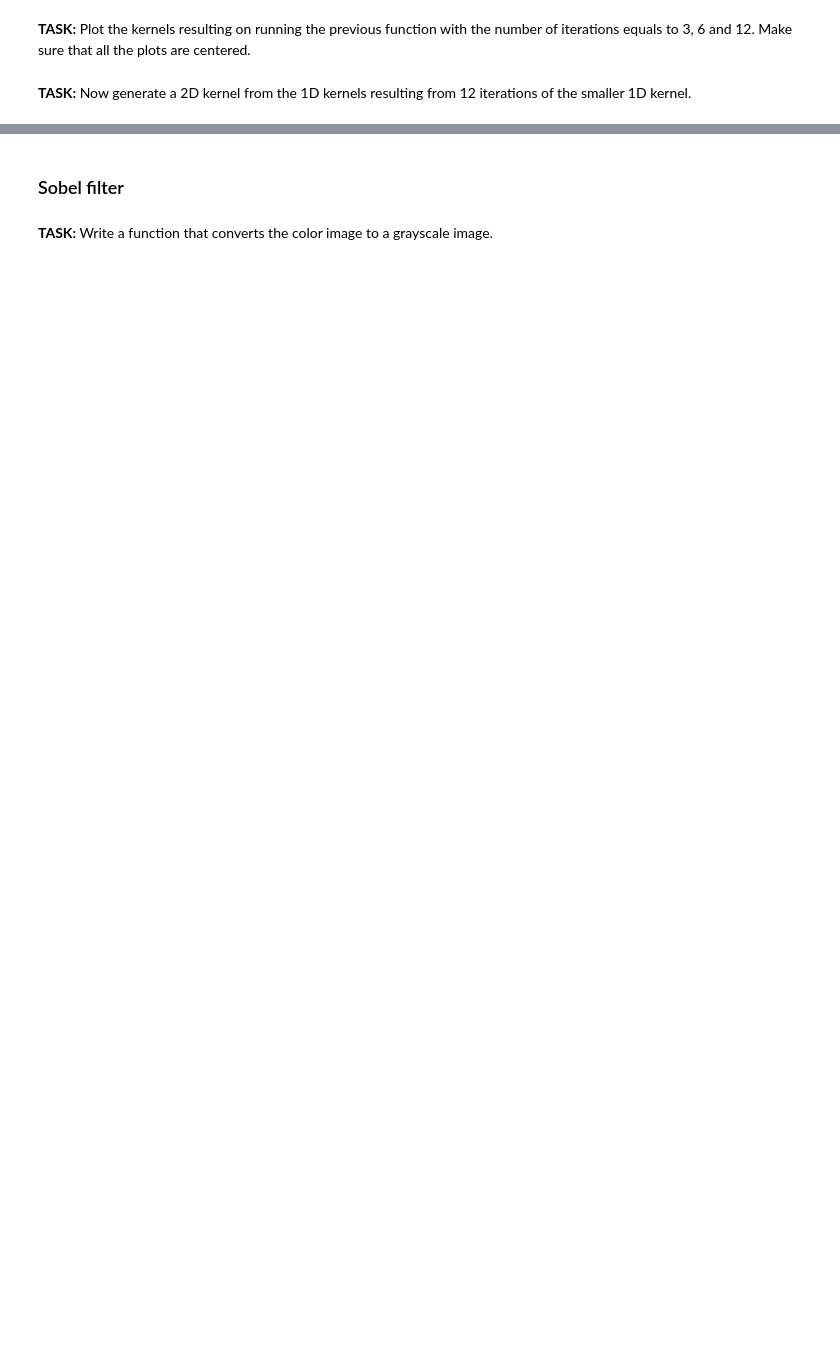
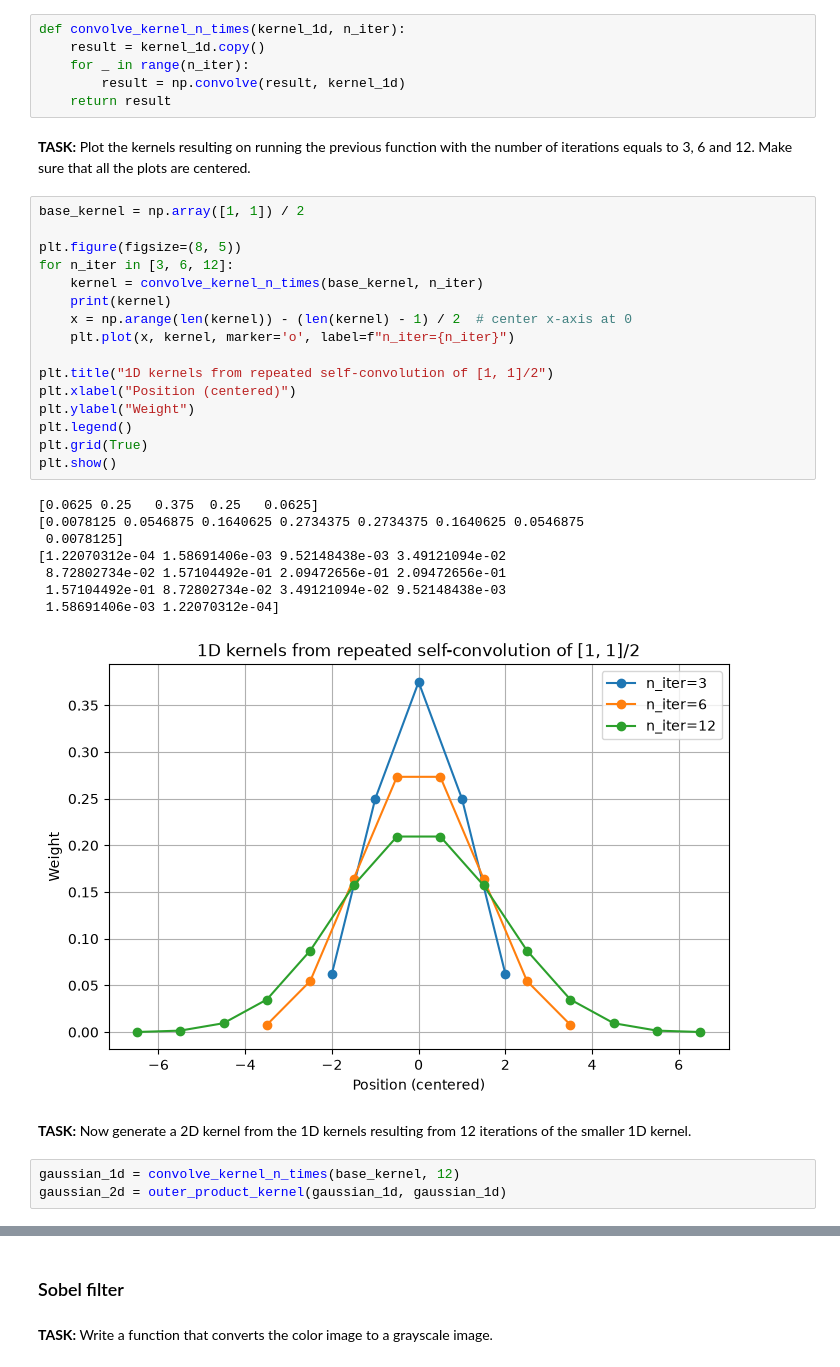
Before and after one commit to NCState-AI-Workshop/Intro-IP-CV, a Jupyter notebook: src-hands-on/01_separable_filters.ipynb, the cells around one changed output, grey strips where cells are left out. Drawn from its saved outputs; the diff is of its cells as text; blank space fills up the shorter version.

```diff
--- a/src-hands-on/01_separable_filters.ipynb
+++ b/src-hands-on/01_separable_filters.ipynb
@@ -35,7 +64,41 @@ img_rgb = plt.imread(IMAGES_DIR / f"{image_name}.png")[:, :, :3].astype(np.float
 ### Gaussian filter
 # %% [markdown]
 **TASK:** Define a function that takes a 1D kernel and a number of times that the kernel should be convolved, and returns a new 1D kernel resulting of convolving the kernel with itself.
+# %%
+def convolve_kernel_n_times(kernel_1d, n_iter):
+    result = kernel_1d.copy()
+    for _ in range(n_iter):
+        result = np.convolve(result, kernel_1d)
+    return result
 # %% [markdown]
 **TASK:** Plot the kernels resulting on running the previous function with the number of iterations equals to 3, 6 and 12. Make sure that all the plots are centered.
+# %%
+base_kernel = np.array([1, 1]) / 2
+
+plt.figure(figsize=(8, 5))
+for n_iter in [3, 6, 12]:
+    kernel = convolve_kernel_n_times(base_kernel, n_iter)
+    print(kernel)
+    x = np.arange(len(kernel)) - (len(kernel) - 1) / 2  # center x-axis at 0
+    plt.plot(x, kernel, marker='o', label=f"n_iter={n_iter}")
+
+plt.title("1D kernels from repeated self-convolution of [1, 1]/2")
+plt.xlabel("Position (centered)")
+plt.ylabel("Weight")
+plt.legend()
+plt.grid(True)
+plt.show()
+# %% [output]
+[0.0625 0.25   0.375  0.25   0.0625]
+[0.0078125 0.0546875 0.1640625 0.2734375 0.2734375 0.1640625 0.0546875
+ 0.0078125]
+[1.22070312e-04 1.58691406e-03 9.52148438e-03 3.49121094e-02
+ 8.72802734e-02 1.57104492e-01 2.09472656e-01 2.09472656e-01
+ 1.57104492e-01 8.72802734e-02 3.49121094e-02 9.52148438e-03
+ 1.58691406e-03 1.22070312e-04]
+[figure, added]
 # %% [markdown]
 **TASK:** Now generate a 2D kernel from the 1D kernels resulting from 12 iterations of the smaller 1D kernel.
+# %%
+gaussian_1d = convolve_kernel_n_times(base_kernel, 12)
+gaussian_2d = outer_product_kernel(gaussian_1d, gaussian_1d)
```
Also changed, not shown: parts of 9 cells of this notebook, 14 other files.
